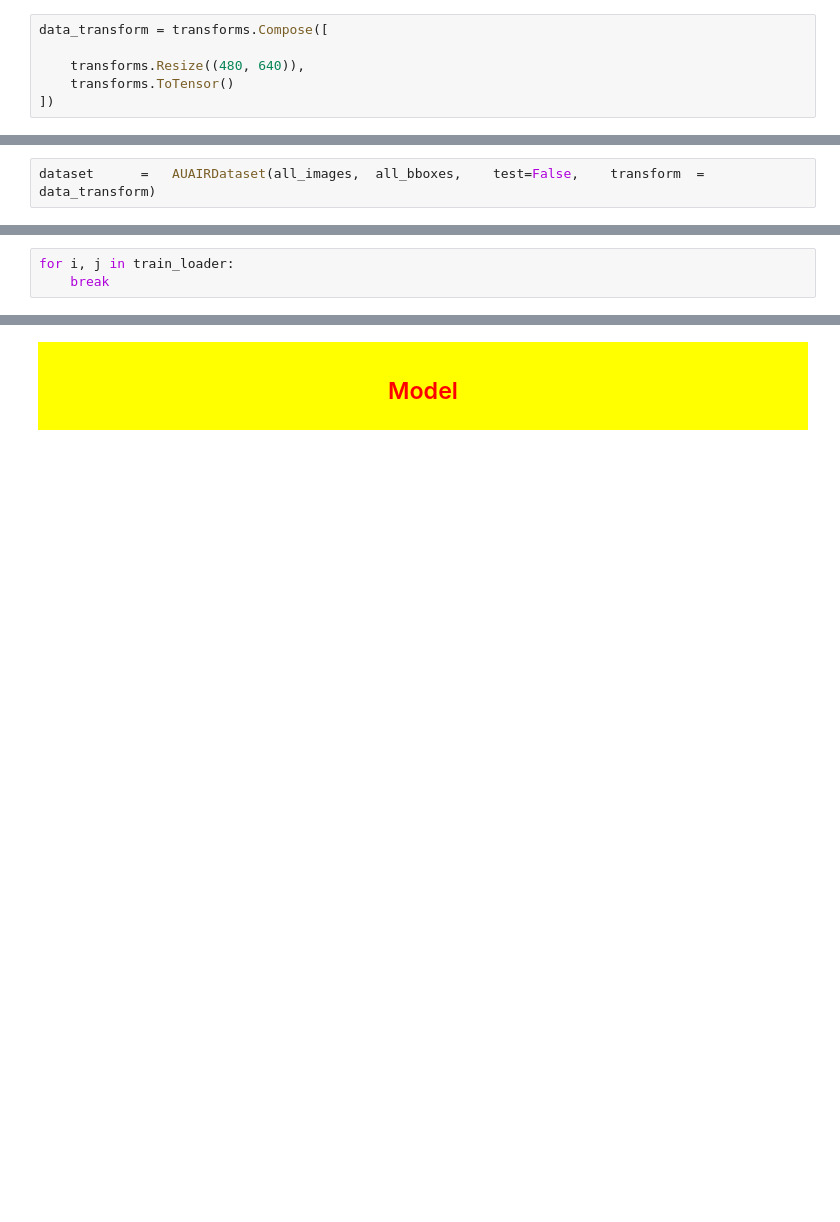
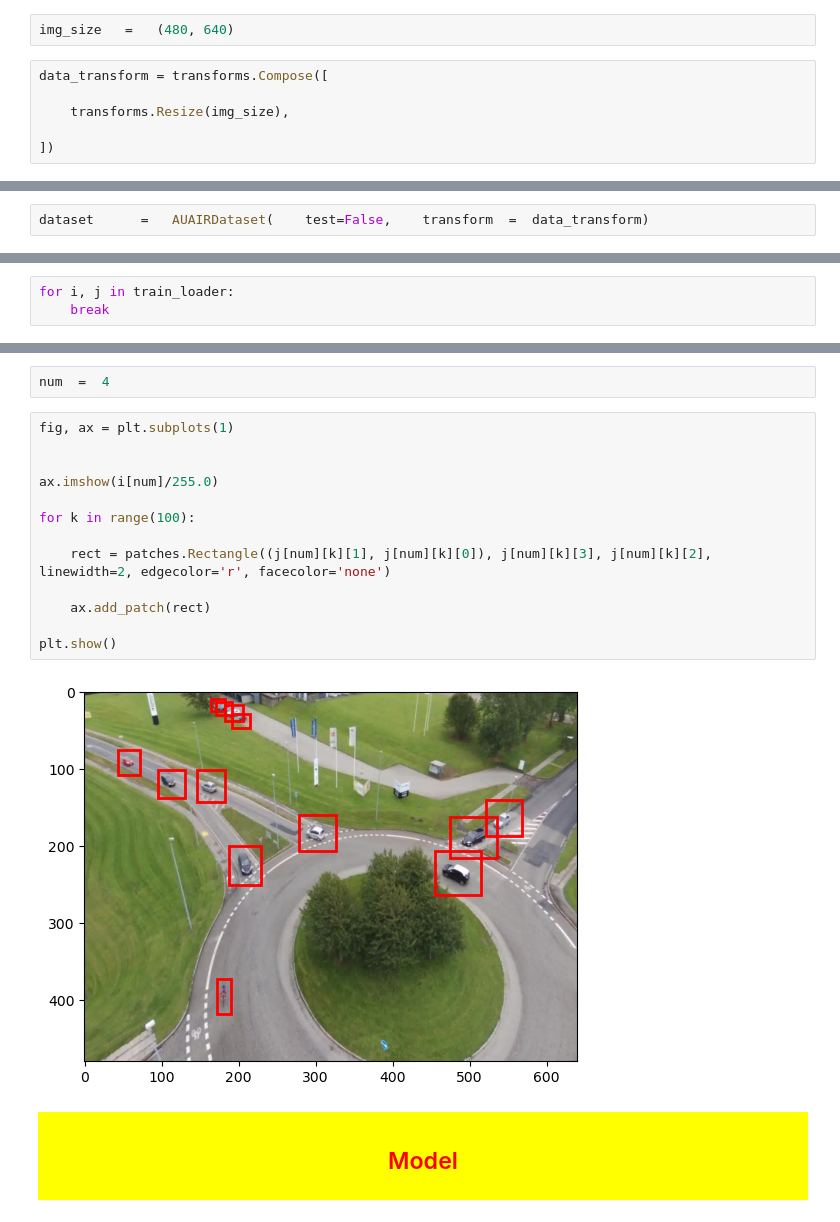
Before and after one commit to turgay-yildiz/DI-725-Transformers-and-Attention-Based-Deep-Networks-, a Jupyter notebook: Assignment_2/DI_725_Assignment_2__2697258.ipynb, the cells around one changed output, grey strips where cells are left out. Cells and saved outputs as stored; diff of their text form; blank space fills up the shorter version.

```diff
--- a/Assignment_2/DI_725_Assignment_2__2697258.ipynb
+++ b/Assignment_2/DI_725_Assignment_2__2697258.ipynb
@@ -357,18 +419,20 @@ class AUAIRDataset(Dataset):
 
 
         return     image,       data
+# %%
+img_size   =   (480, 640)
 # %%
 data_transform = transforms.Compose([
 
-    transforms.Resize((480, 640)),
-    transforms.ToTensor()
+    transforms.Resize(img_size),
+
 ])
 # %% [markdown]
 <div span style="background-color:yellow;    color:red;      text-align:center;    padding:5px;">
 <h2>  For Training   </h2>
 </div>
 # %%
-dataset      =   AUAIRDataset(all_images,  all_bboxes,    test=False,    transform  =  data_transform)
+dataset      =   AUAIRDataset(    test=False,    transform  =  data_transform)
 # %%
 len(dataset)
 # %% [output]
@@ -411,3 +473,20 @@ torch.Size([64, 100, 5])
+# %%
+num  =  4
+# %%
+fig, ax = plt.subplots(1)
+
+
+ax.imshow(i[num]/255.0)
+
+for k in range(100):
+
+    rect = patches.Rectangle((j[num][k][1], j[num][k][0]), j[num][k][3], j[num][k][2], linewidth=2, edgecolor='r', facecolor='none')
+
+    ax.add_patch(rect)
+
+plt.show()
+# %% [output]
+[figure, added]
 # %% [markdown]
 <div span style="background-color:yellow;    color:red;      text-align:center;    padding:10px;">
 <h2>  Model </h2>
```
Also changed, not shown: parts of 33 cells of this notebook.
